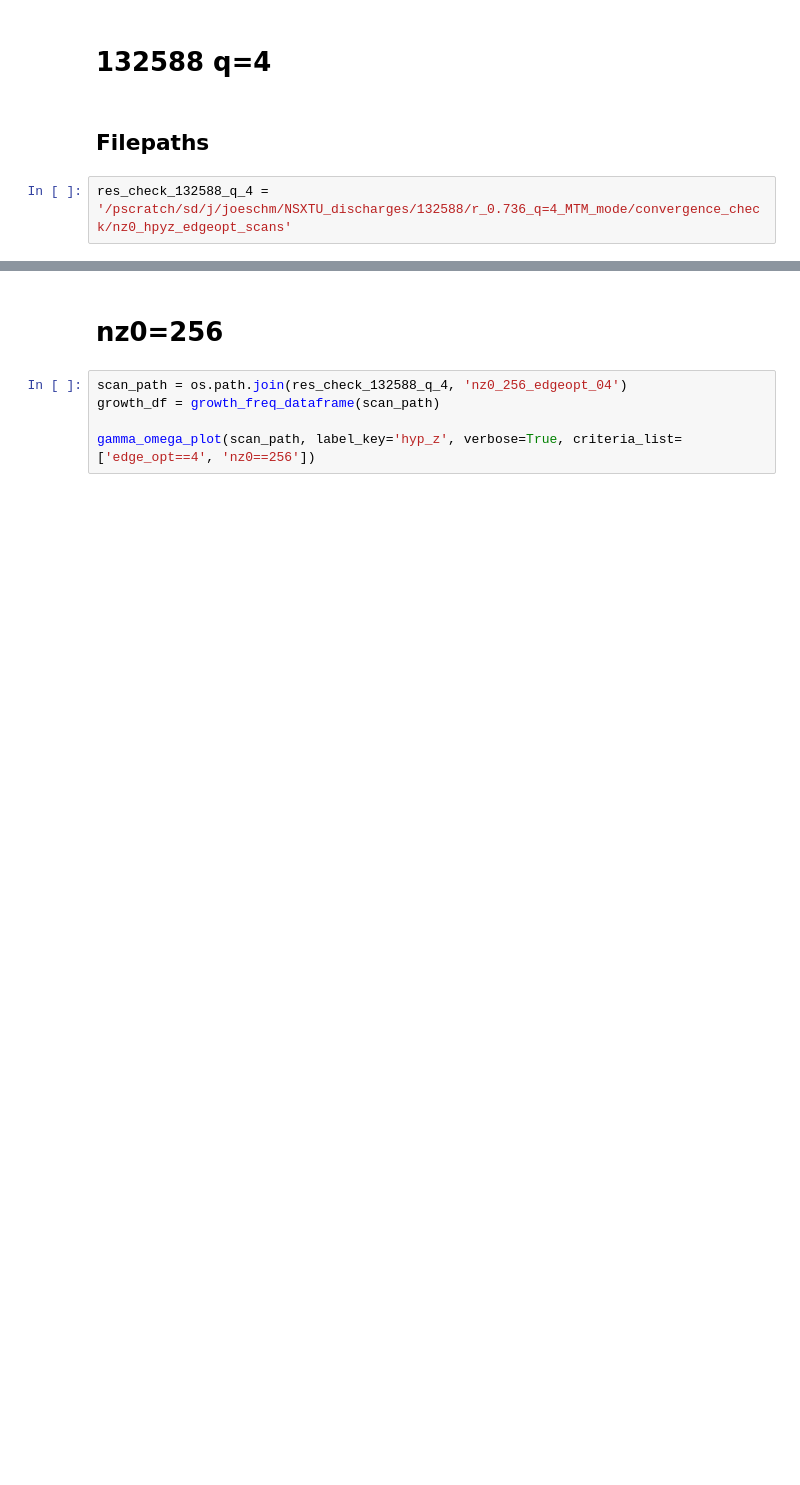
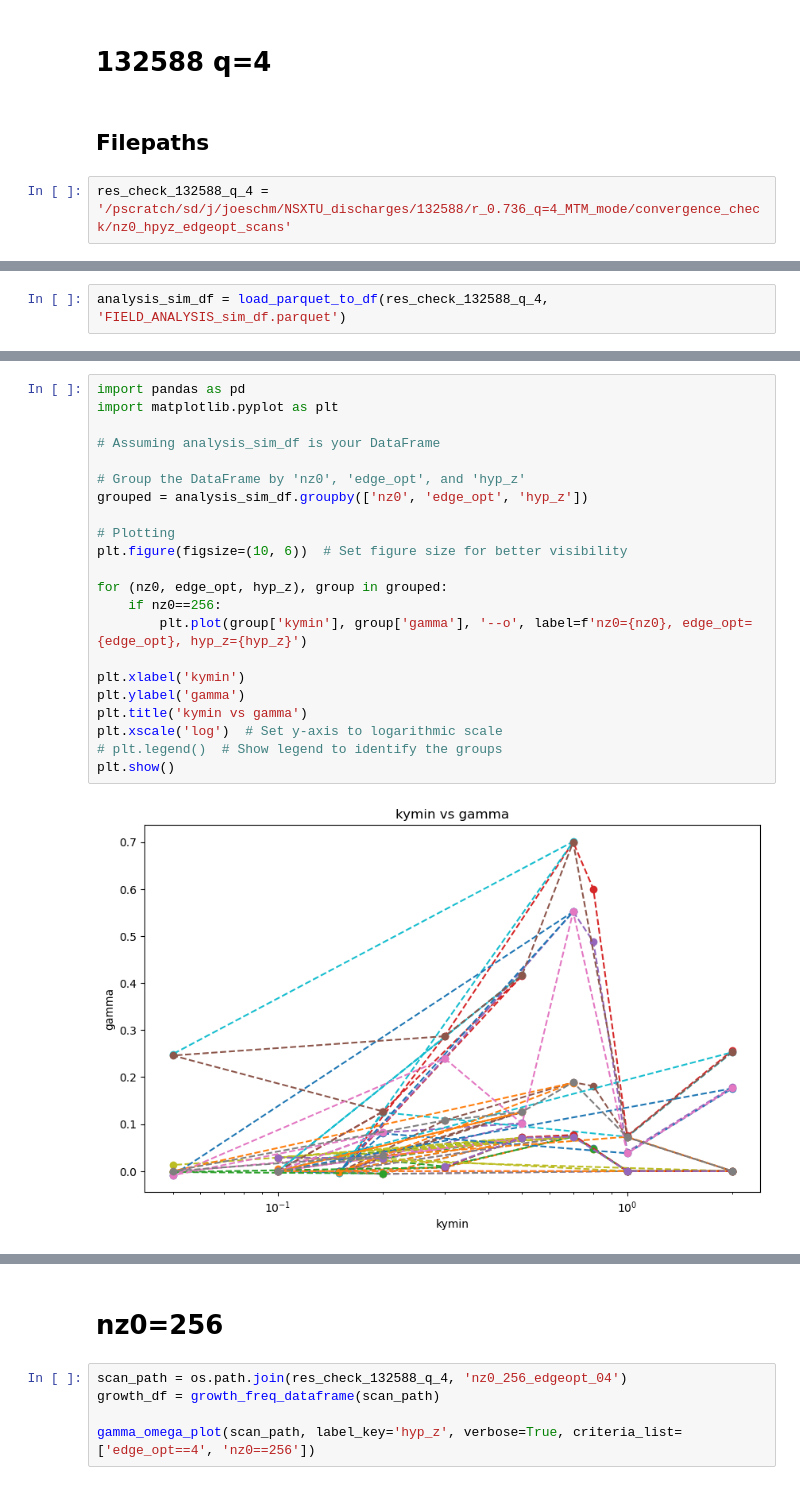
Before and after one commit to joeyschmidt97/NSTXU_lithium_study, a Jupyter notebook: high_triangularity/132588/r_0.736_q=4/MTM_resolution_check/RES_CHECK_132588_q=4.ipynb, the cells around one changed output, grey strips where cells are left out. Drawn from its saved outputs; the diff is of its cells as text; blank space fills up the shorter version.

Commit message:
Resolution check code update

```diff
--- a/high_triangularity/132588/r_0.736_q=4/MTM_resolution_check/RES_CHECK_132588_q=4.ipynb
+++ b/high_triangularity/132588/r_0.736_q=4/MTM_resolution_check/RES_CHECK_132588_q=4.ipynb
@@ -13,0 +22,2 @@ res_check_132588_q_4 = '/pscratch/sd/j/joeschm/NSXTU_discharges/132588/r_0.736_q
+# %%
+analysis_sim_df = load_parquet_to_df(res_check_132588_q_4, 'FIELD_ANALYSIS_sim_df.parquet')
@@ -13,0 +94,24 @@ res_check_132588_q_4 = '/pscratch/sd/j/joeschm/NSXTU_discharges/132588/r_0.736_q
+# %%
+import pandas as pd
+import matplotlib.pyplot as plt
+
+# Assuming analysis_sim_df is your DataFrame
+
+# Group the DataFrame by 'nz0', 'edge_opt', and 'hyp_z'
+grouped = analysis_sim_df.groupby(['nz0', 'edge_opt', 'hyp_z'])
+
+# Plotting
+plt.figure(figsize=(10, 6))  # Set figure size for better visibility
+
+for (nz0, edge_opt, hyp_z), group in grouped:
+    if nz0==256:
+        plt.plot(group['kymin'], group['gamma'], '--o', label=f'nz0={nz0}, edge_opt={edge_opt}, hyp_z={hyp_z}')
+
+plt.xlabel('kymin')
+plt.ylabel('gamma')
+plt.title('kymin vs gamma')
+plt.xscale('log')  # Set y-axis to logarithmic scale
+# plt.legend()  # Show legend to identify the groups
+plt.show()
+# %% [output]
+[figure, added]
```
Also changed, not shown: parts of 18 cells of this notebook, 1 other file.
